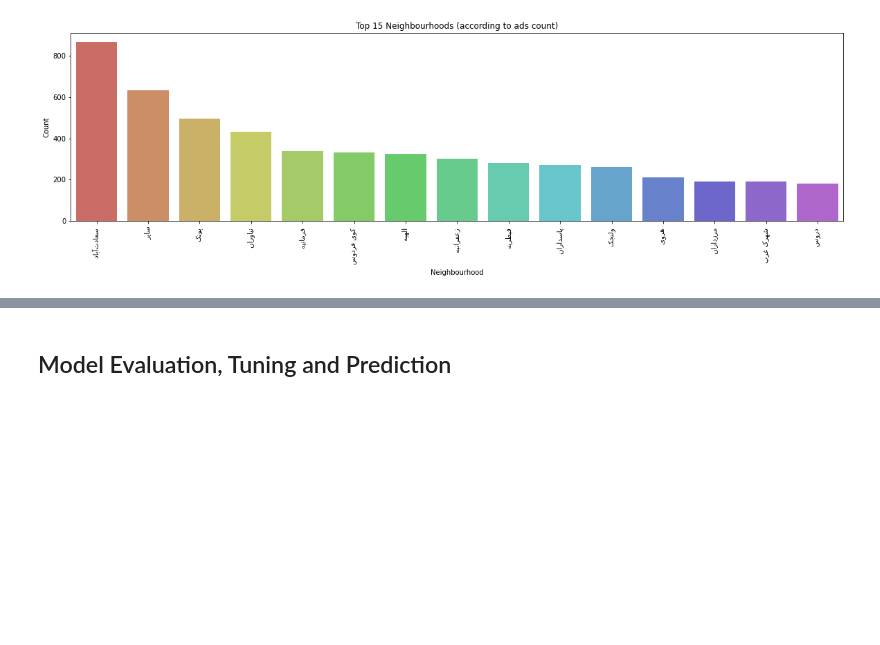
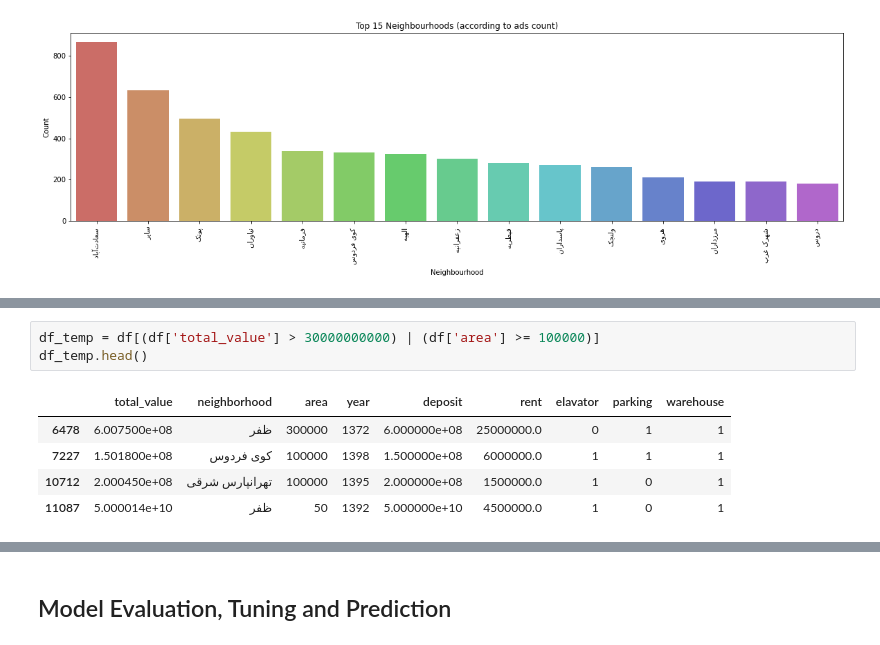
Before and after one commit to amiralimadadi/Regression_TheranHousing, a Jupyter notebook: Analysis.ipynb, the cells around one changed output, grey strips where cells are left out. Saved outputs shown, nothing was run; the diff lists cells and outputs as text; blank space fills up the shorter version.

```diff
--- a/Analysis.ipynb
+++ b/Analysis.ipynb
@@ -223,2 +225,11 @@ plt.show()
+# %%
+df_temp = df[(df['total_value'] > 30000000000) | (df['area'] >= 100000)]
+df_temp.head()
+# %% [output]
+|  | total_value | neighborhood | area | year | deposit | rent | elavator | parking | warehouse |
+| 6478 | 6.007500e+08 | ظفر | 300000 | 1372 | 6.000000e+08 | 25000000.0 | 0 | 1 | 1 |
+| 7227 | 1.501800e+08 | کوی فردوس | 100000 | 1398 | 1.500000e+08 | 6000000.0 | 1 | 1 | 1 |
+| 10712 | 2.000450e+08 | تهرانپارس شرقی | 100000 | 1395 | 2.000000e+08 | 1500000.0 | 1 | 0 | 1 |
+| 11087 | 5.000014e+10 | ظفر | 50 | 1392 | 5.000000e+10 | 4500000.0 | 1 | 0 | 1 |
 # %%
 # Removing outliers
```
Also changed, not shown: parts of 18 cells of this notebook, 1 other file.
